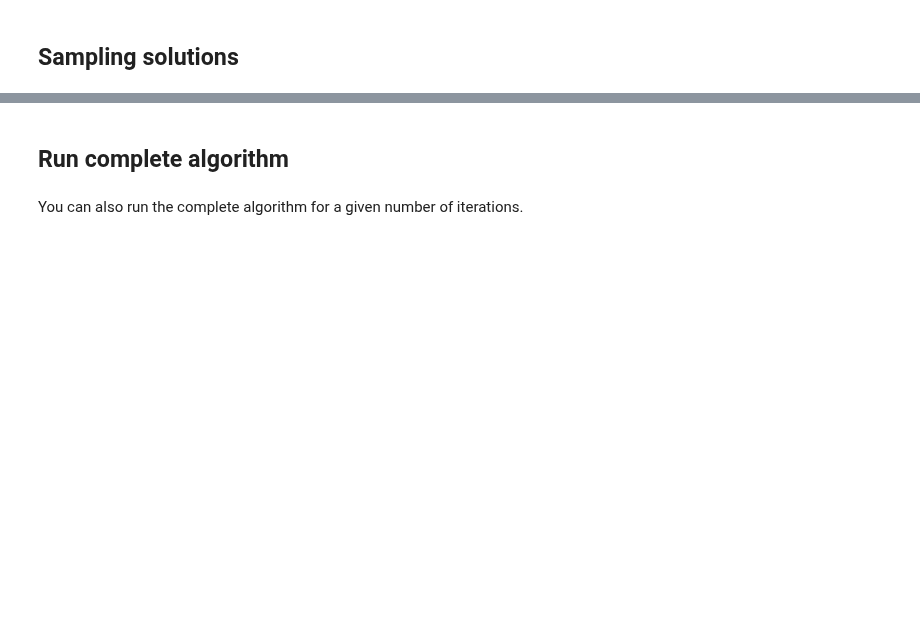
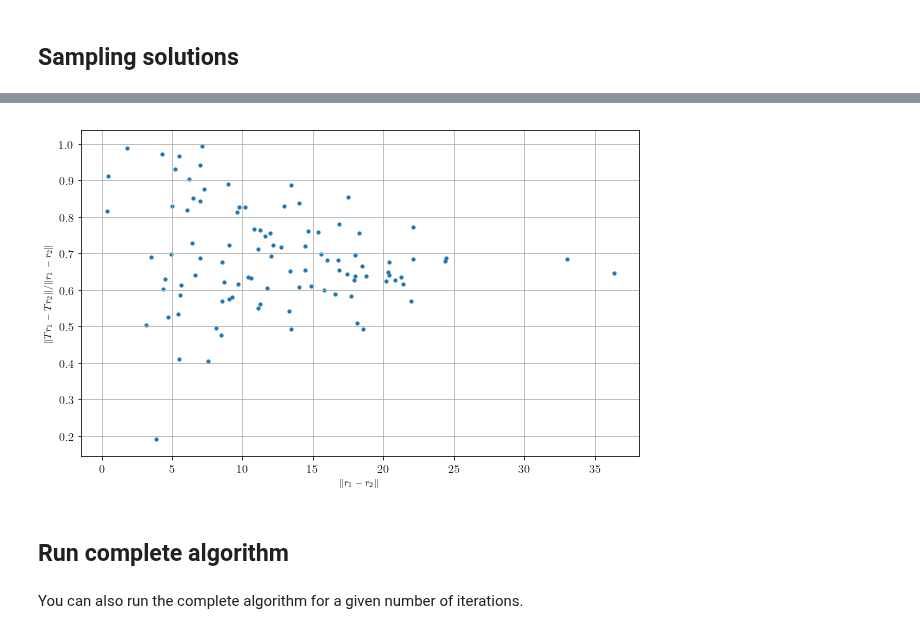
Before and after one commit to LucasFuentesValenzuela/ICU, a Jupyter notebook: fixed_point_methods/Contractivity analysis _ 3 nodes.ipynb, the cells around one changed output, grey strips where cells are left out. Drawn from its saved outputs; the diff is of its cells as text; code cells hidden in the pictures; blank space fills up the shorter version.

```diff
--- a/fixed_point_methods/Contractivity analysis _ 3 nodes.ipynb
+++ b/fixed_point_methods/Contractivity analysis _ 3 nodes.ipynb
@@ -145,5 +332,7 @@ You can play with
 # %%
-Tr, r_, dT, dr = sample_solutions(edges, inv_edges, nsamples = 1000, seed=0)
+Tr, r_, dT, dr = sample_solutions(edges, inv_edges, nsamples = 100, seed=0)
+# %% [output]
+[figure, added]
 # %% [markdown]
 ## Run complete algorithm
 # %% [markdown]
```
Also changed, not shown: parts of 100 cells of this notebook, 8 other files.
